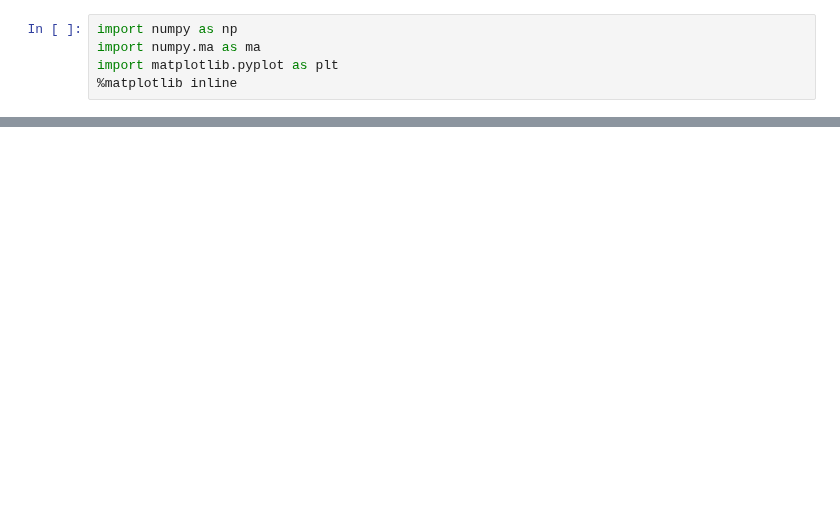
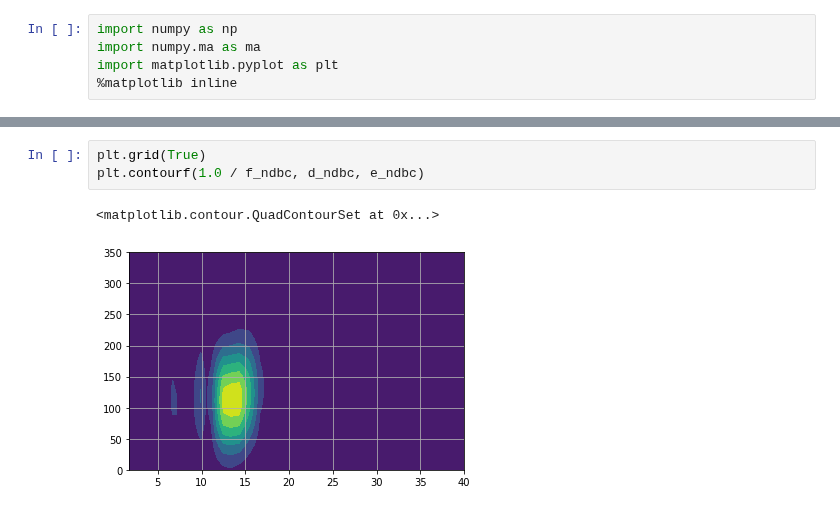
Before and after one commit to mpiannucci/surfrs, a Jupyter notebook: doc/frequency_spec.ipynb, the cells around one changed output, grey strips where cells are left out. Cells and saved outputs as stored; diff of their text form; blank space fills up the shorter version.

```diff
--- a/doc/frequency_spec.ipynb
+++ b/doc/frequency_spec.ipynb
@@ -24,0 +59,6 @@ NameError: name 'np' is not defined
+# %%
+plt.grid(True)
+plt.contourf(1.0 / f_ndbc, d_ndbc, e_ndbc)
+# %% [output]
+<matplotlib.contour.QuadContourSet at 0x...>
+[figure, added]
```
Also changed, not shown: parts of 7 cells of this notebook, 3 other files.
